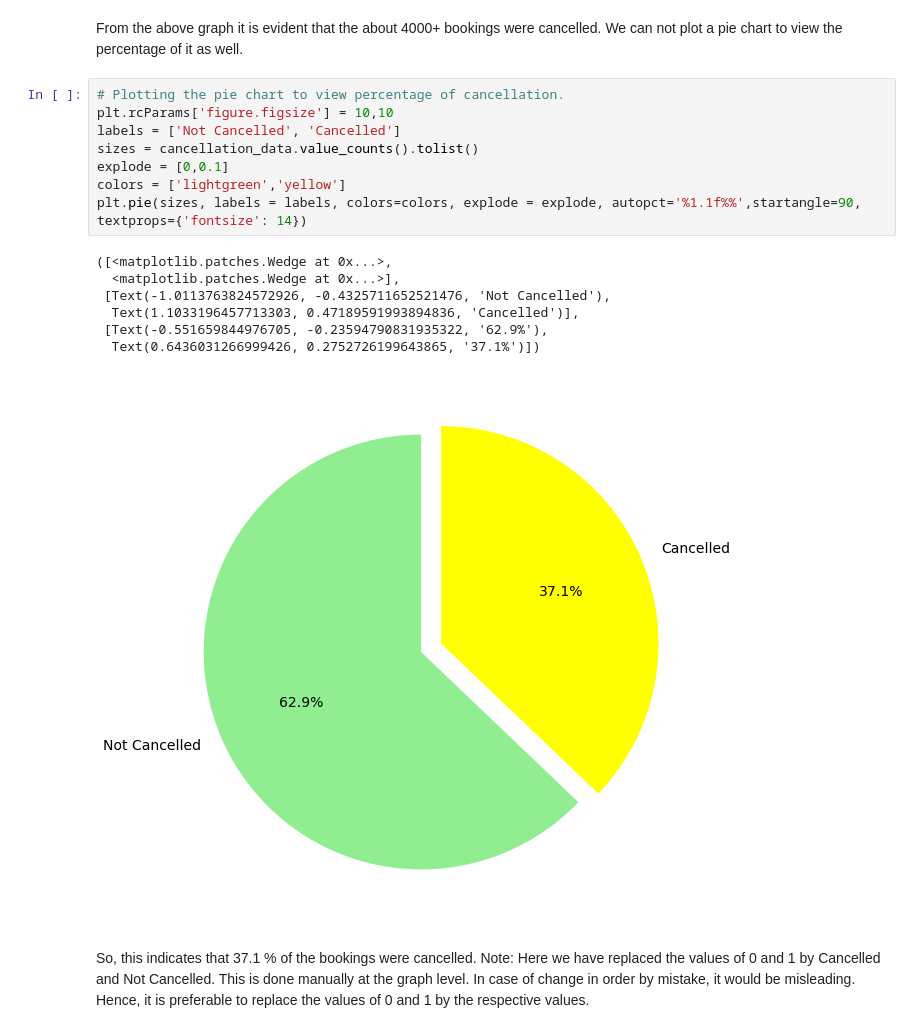
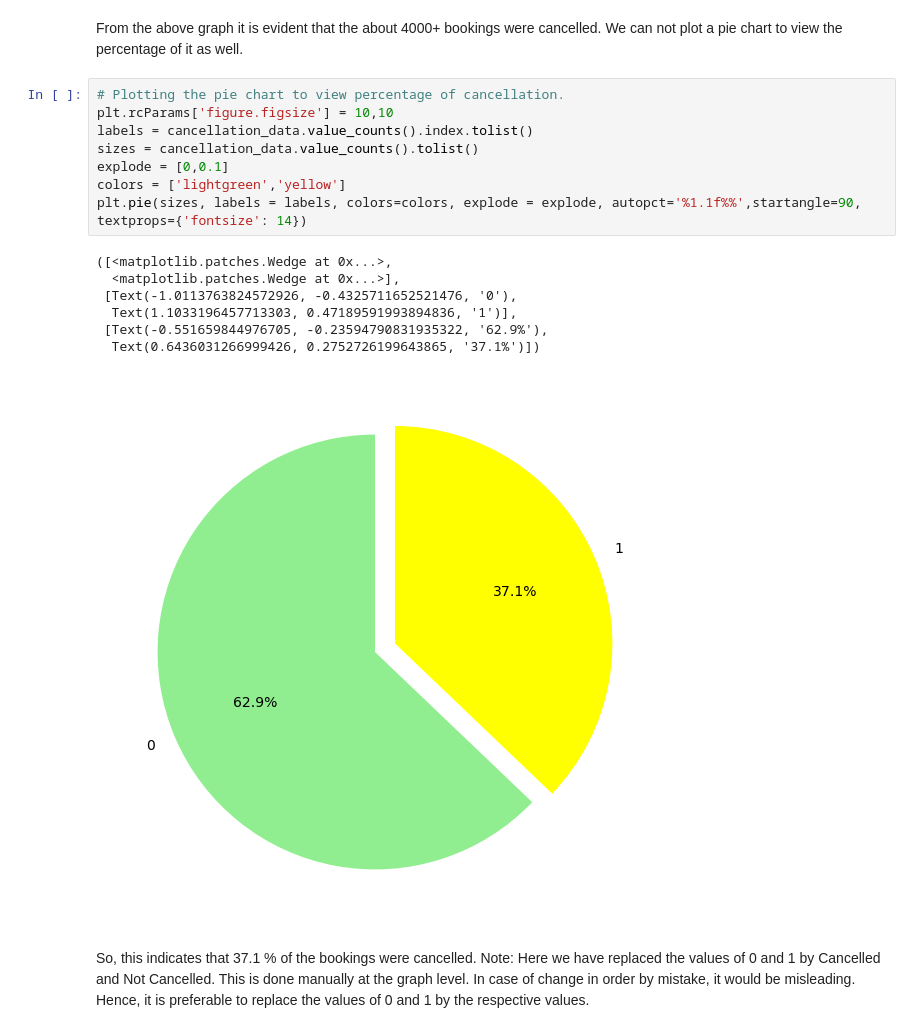
Before and after one commit to V-dit/EDA-hotel-booking-analysis, a Jupyter notebook: Hotel_Booking_Analysis_Capstone_Project.ipynb, the cells around one changed output. Drawn from its saved outputs; the diff is of its cells as text.

```diff
--- a/Hotel_Booking_Analysis_Capstone_Project.ipynb
+++ b/Hotel_Booking_Analysis_Capstone_Project.ipynb
@@ -387,19 +387,19 @@ From the above graph it is evident that the about 4000+ bookings were cancelled.
 # %%
 # Plotting the pie chart to view percentage of cancellation.
 plt.rcParams['figure.figsize'] = 10,10
-labels = ['Not Cancelled', 'Cancelled']
+labels = cancellation_data.value_counts().index.tolist()
 sizes = cancellation_data.value_counts().tolist()
 explode = [0,0.1]
 colors = ['lightgreen','yellow']
 plt.pie(sizes, labels = labels, colors=colors, explode = explode, autopct='%1.1f%%',startangle=90, textprops={'fontsize': 14})
 # %% [output]
 ([<matplotlib.patches.Wedge at 0x...>,
   <matplotlib.patches.Wedge at 0x...>],
- [Text(-1.0113763824572926, -0.4325711652521476, 'Not Cancelled'),
-  Text(1.1033196457713303, 0.47189591993894836, 'Cancelled')],
+ [Text(-1.0113763824572926, -0.4325711652521476, '0'),
+  Text(1.1033196457713303, 0.47189591993894836, '1')],
  [Text(-0.551659844976705, -0.23594790831935322, '62.9%'),
   Text(0.6436031266999426, 0.2752726199643865, '37.1%')])
-[figure, old version]
+[figure, new version]
 # %% [markdown]
 So, this indicates that 37.1 % of the bookings were cancelled.
 Note: Here we have replaced the values of 0 and 1 by Cancelled and Not Cancelled. This is done manually at the graph level. In case of change in order by mistake, it would be misleading. Hence, it is preferable to replace the values of 0 and 1 by the respective values.
```
Also changed, not shown: parts of 13 cells of this notebook.
